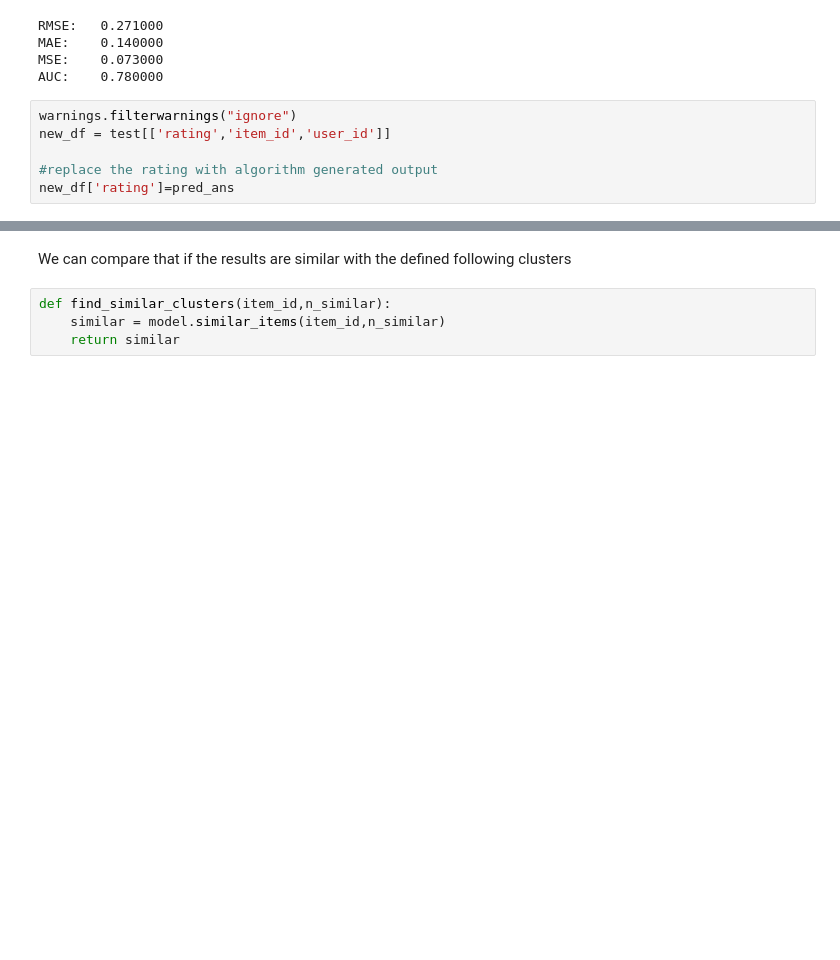
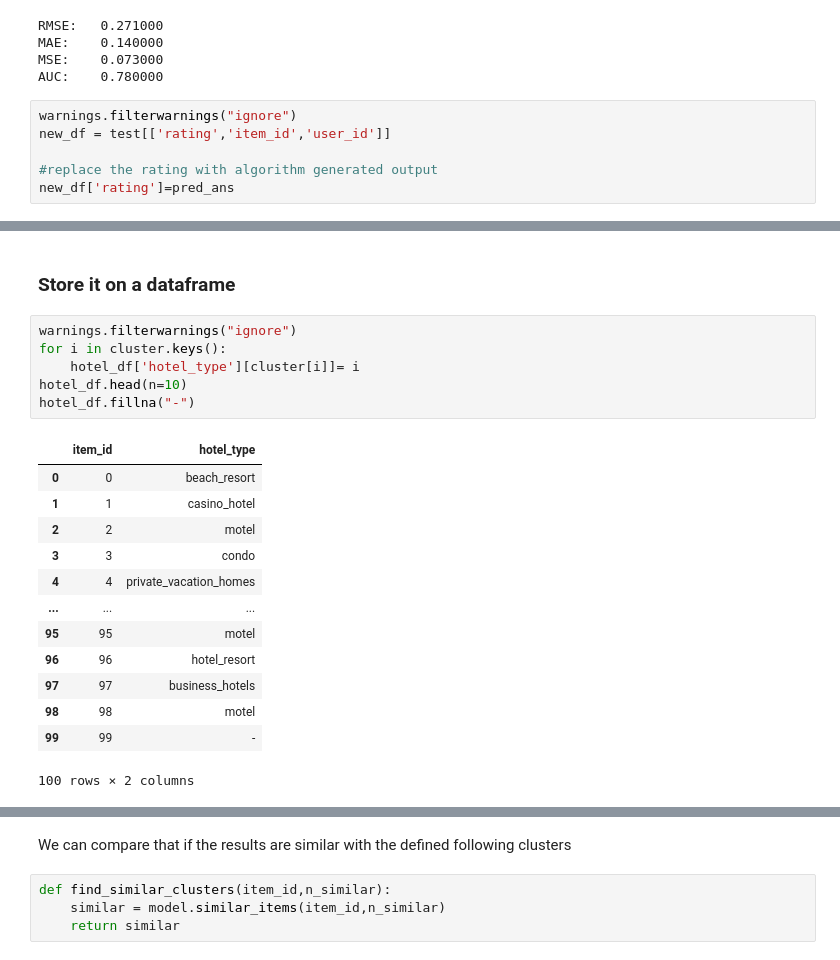
Before and after one commit to yasamanensafi/recommender_system, a Jupyter notebook: notebook/8.0-hotel-top_n_items_deepfm.ipynb, the cells around one changed output, grey strips where cells are left out. Drawn from its saved outputs; the diff is of its cells as text; blank space fills up the shorter version.

```diff
--- a/notebook/8.0-hotel-top_n_items_deepfm.ipynb
+++ b/notebook/8.0-hotel-top_n_items_deepfm.ipynb
@@ -333,3 +326,25 @@ new_df
+# %% [markdown]
+### Store it on a dataframe
+# %%
+warnings.filterwarnings("ignore")
+for i in cluster.keys():
+    hotel_df['hotel_type'][cluster[i]]= i
+hotel_df.head(n=10)
+hotel_df.fillna("-")
+# %% [output]
+|  | item_id | hotel_type |
+| 0 | 0 | beach_resort |
+| 1 | 1 | casino_hotel |
+| 2 | 2 | motel |
+| 3 | 3 | condo |
+| 4 | 4 | private_vacation_homes |
+| ... | ... | ... |
+| 95 | 95 | motel |
+| 96 | 96 | hotel_resort |
+| 97 | 97 | business_hotels |
+| 98 | 98 | motel |
+| 99 | 99 | - |
+100 rows × 2 columns
 # %%
 #csr_matrix((data, (row, col))
 sparse_item_user = sparse.csr_matrix((new_df['rating'].astype(float),(new_df['item_id'], new_df['user_id'])))
```
Also changed, not shown: parts of 34 cells of this notebook.
